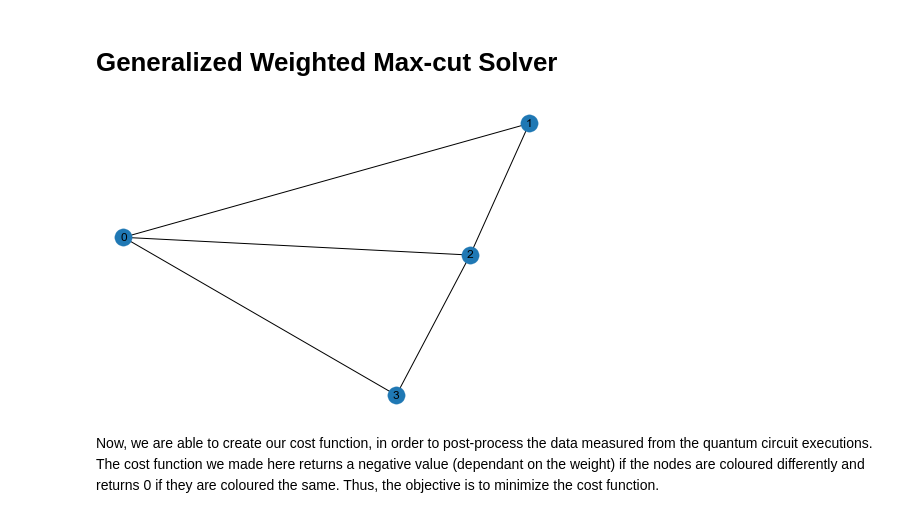
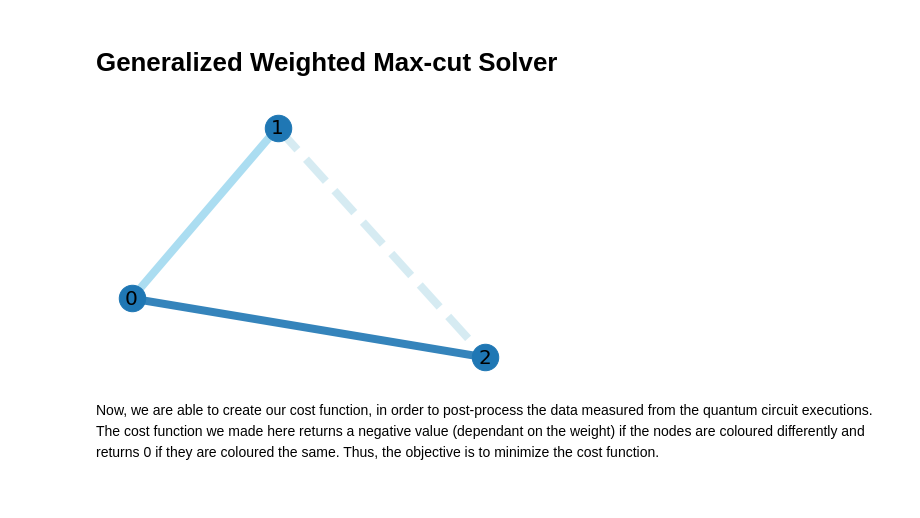
Before and after one commit to Sinestro38/Generalized-QAOA-to-solve-the-weighted-max-cut-problem, a Jupyter notebook: Weighted max-cut graph.ipynb, the cells around one changed output. Drawn from its saved outputs; the diff is of its cells as text; code cells hidden in the pictures.

```diff
--- a/Weighted max-cut graph.ipynb
+++ b/Weighted max-cut graph.ipynb
@@ -1,21 +1,39 @@
 # %% [markdown]
 # Generalized Weighted Max-cut Solver
-# %%
-import networkx as nx
-from matplotlib import pyplot as plt
-
-"""INPUTS -- ENTER NUMBER OF NODES AND EDGE SPECIFICATIONS HERE"""
-nodes = range(4)                                           # Insert the number of nodes on your graph in the range function
-E     =[(0,1,0.5),(1,2,2),(2,0,1.5), (2,3,1.7), (0,3,0.5)] # Each edge in array is formatted as (start_node, end_node, weight)
-
-### Visualize graph
-G = nx.Graph()
-G.add_nodes_from(nodes)
-G.add_weighted_edges_from(E)
-
-pos          = nx.spring_layout(G)
-default_axis = plt.axes(frameon=False)
-
-nx.draw_networkx(G, ax=default_axis)
-# %% [output]
-[figure, removed]
+# %%
+import networkx as nx
+from matplotlib import pyplot as plt
+
+"""INPUTS -- ENTER NUMBER OF NODES AND EDGE SPECIFICATIONS HERE"""
+nodes = range(3) # Insert the number of nodes on your graph in the range function
+# Each edge in following array is formatted as (start_node, end_node, weight)
+E     =[(0,1,0.5), (1,2,0.2), (2,0,0.8)]
+# End of input area
+
+### Visualize graph
+G = nx.Graph()
+G.add_nodes_from(nodes)
+G.add_weighted_edges_from(E)
+
+def draw_networkx(colors=None):
+    elarge = [(u, v) for (u, v, d) in G.edges(data=True) if d["weight"] > 0.7]
+    emedium = [(u, v) for (u, v, d) in G.edges(data=True) if d["weight"] <= 0.7 and d["weight"] > 0.4]
+    esmall = [(u, v) for (u, v, d) in G.edges(data=True) if d["weight"] <= 0.4]
+
+    pos          = nx.spring_layout(G, seed=7)
+    default_axis = plt.axes(frameon=False)
+
+    nx.draw_networkx_edges(G, pos, edgelist=elarge, width=8, alpha=0.9, edge_color="tab:blue")
+    nx.draw_networkx_edges(G, pos, edgelist=emedium, width=8, alpha=0.7, edge_color="skyblue")
+    nx.draw_networkx_edges(G, pos, edgelist=esmall, width=8, alpha=0.5, edge_color="lightblue", style="dashed")
+    # labels
+    nx.draw_networkx_labels(G, pos, font_size=20, font_family="sans-serif")
+    nx.draw_networkx_nodes(G, pos, node_size=700, node_color=colors)
+    ax = plt.gca()
+    ax.margins(0.08)
+    plt.axis("off")
+    plt.tight_layout()
+    plt.show()
+draw_networkx()
+# %% [output]
+[figure, added]
```
Also changed, not shown: parts of 15 cells of this notebook.
